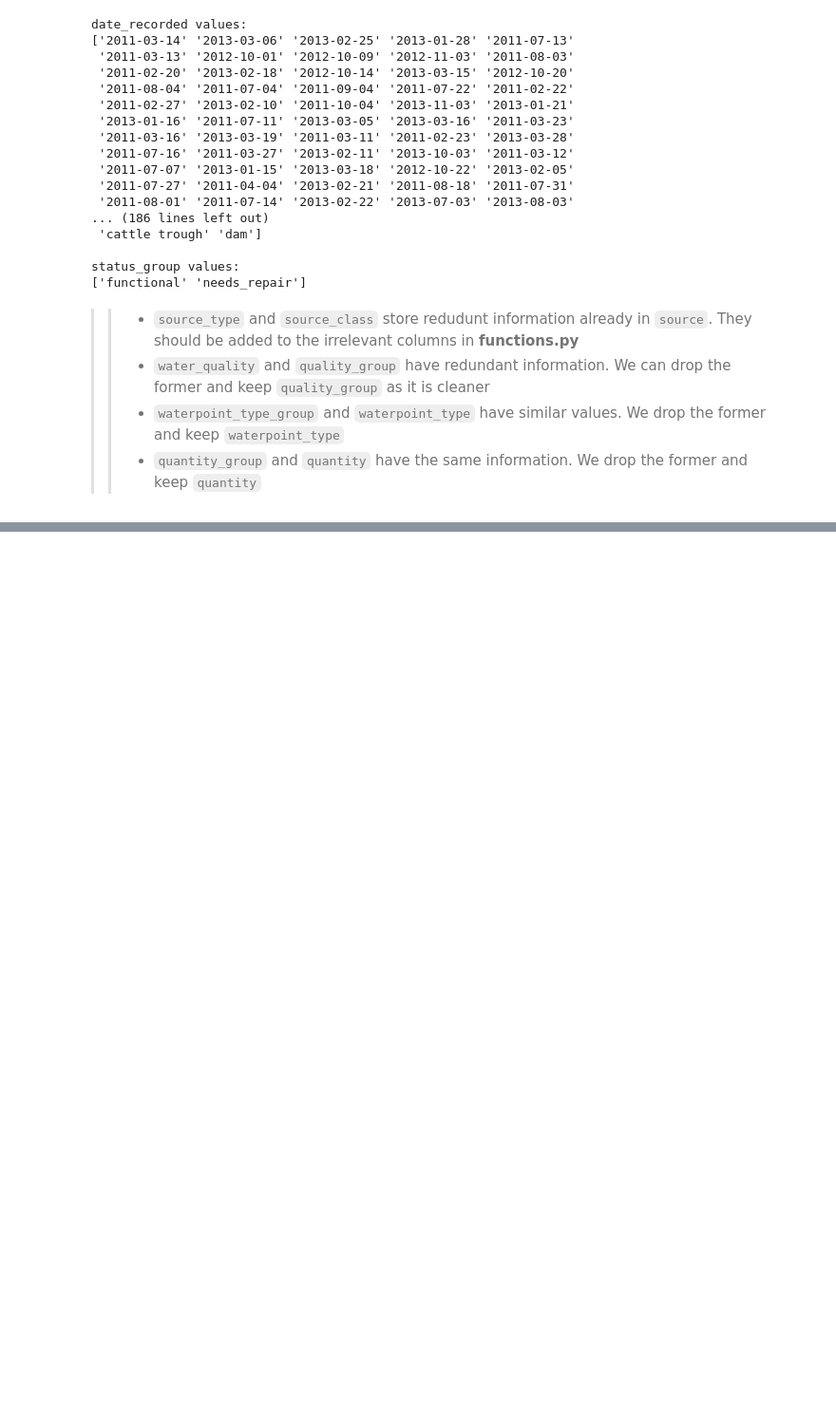
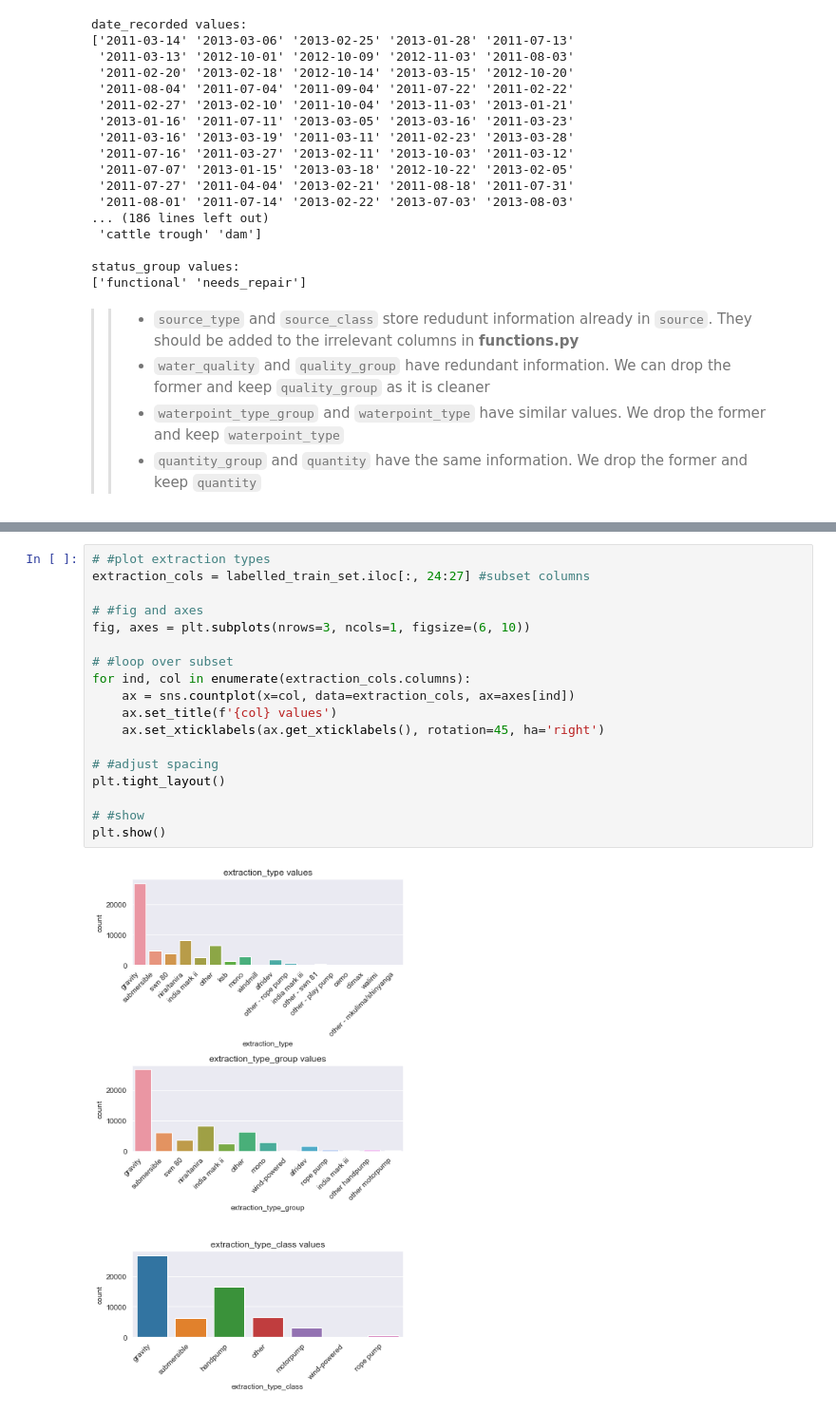
Before and after one commit to R3TR0Quan/tanzania-wells-classification, a Jupyter notebook: explore.ipynb, the cells around one changed output, grey strips where cells are left out. Shown: that part at 95% size. Saved outputs shown, nothing was run; the diff lists cells and outputs as text; blank space fills up the shorter version.

```diff
--- a/explore.ipynb
+++ b/explore.ipynb
@@ -212,0 +235,20 @@ status_group values:
+# %%
+# #plot extraction types
+extraction_cols = labelled_train_set.iloc[:, 24:27] #subset columns
+
+# #fig and axes
+fig, axes = plt.subplots(nrows=3, ncols=1, figsize=(6, 10))
+
+# #loop over subset
+for ind, col in enumerate(extraction_cols.columns):
+    ax = sns.countplot(x=col, data=extraction_cols, ax=axes[ind])
+    ax.set_title(f'{col} values')
+    ax.set_xticklabels(ax.get_xticklabels(), rotation=45, ha='right')
+
+# #adjust spacing
+plt.tight_layout()
+
+# #show
+plt.show()
+# %% [output]
+[figure, added]
```
Also changed, not shown: parts of 24 cells of this notebook, 1 other file.
